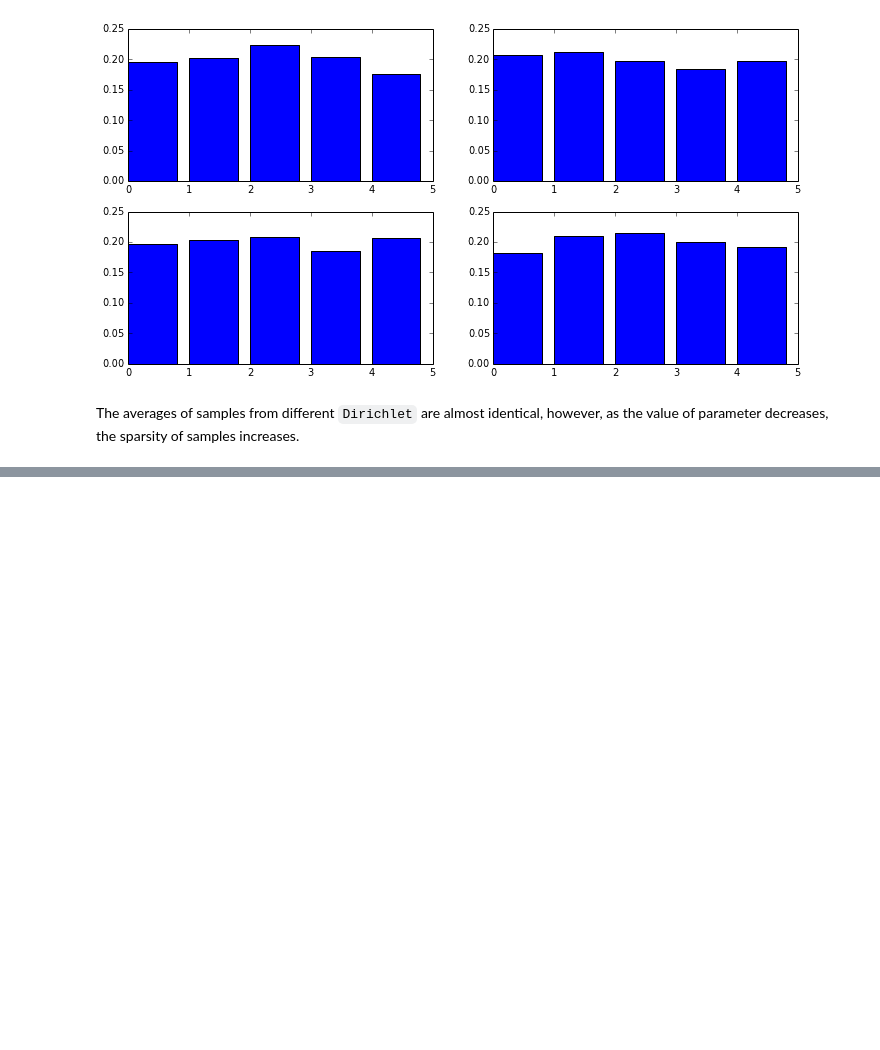
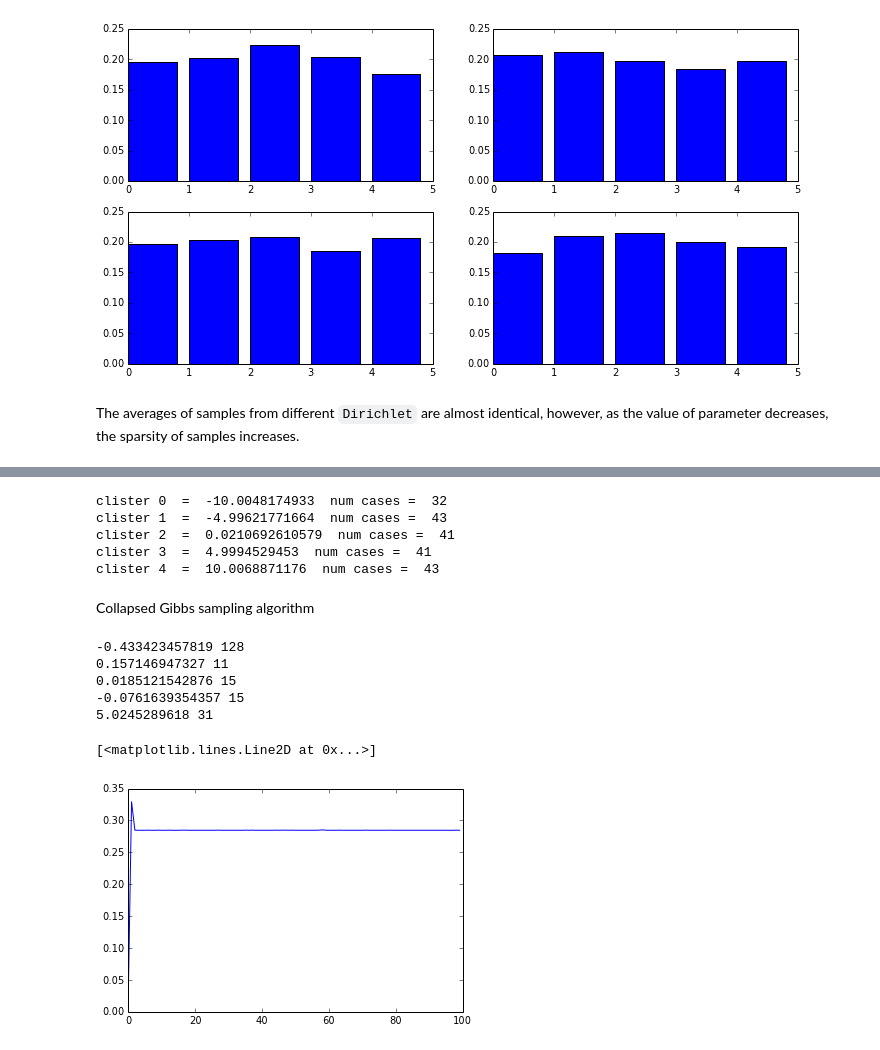
Before and after one commit to dongwookim-ml/topic-model-lecture-note, a Jupyter notebook: lecture0.ipynb, the cells around one changed output, grey strips where cells are left out. Drawn from its saved outputs; the diff is of its cells as text; code cells hidden in the pictures; blank space fills up the shorter version.

```diff
--- a/lecture0.ipynb
+++ b/lecture0.ipynb
@@ -93,0 +116,73 @@ The averages of samples from different `Dirichlet` are almost identical, however
+# %%
+pi = np.array([0.2]*5)
+mu = [-10,-5,0,5,10]
+sigma = 0.1
+
+num_data = 200
+x = np.zeros(num_data)
+z = np.zeros(num_data, dtype=int)
+for i in xrange(num_data):
+    z[i] = np.random.multinomial(1, pi).nonzero()[0][0]
+    x[i] = np.random.normal(mu[z[i]], sigma)
+
+for k in xrange(K):
+    print 'clister', k, ' = ', np.mean(x[z == k]), ' num cases = ', np.sum(z==k)
+# %% [output]
+clister 0  =  -10.0048174933  num cases =  32
+clister 1  =  -4.99621771664  num cases =  43
+clister 2  =  0.0210692610579  num cases =  41
+clister 3  =  4.9994529453  num cases =  41
+clister 4  =  10.0068871176  num cases =  43
+# %% [markdown]
+Collapsed Gibbs sampling algorithm
+# %%
+from scipy.stats import norm
+from sklearn import metrics
+
+num_iter = 100
+
+s_z = np.random.randint(5,size=num_data)
+K = 5
+
+hyper_mu = 0.
+hyper_var = 1.
+known_var = 0.1
+
+alpha = 1
+
+rand_index_score = np.zeros(num_iter)
+
+for it in xrange(num_iter):
+    for i in xrange(num_data):
+        s_z[i] = -1
+
+        prob = np.zeros(K)
+
+        for k in xrange(K):
+            sample_num = np.sum(s_z == k)
+            sample_sum = np.sum(x[s_z == k])
+            posterior_mean = (hyper_mu/hyper_var + sample_sum/known_var)/(1./hyper_var + sample_num/known_var)
+            posterior_variance = 1./(1./hyper_var + sample_num/known_var)
+
+            prob[k] = (sample_num+alpha) * norm.pdf(x[i], posterior_mean, posterior_variance)
+
+        prob /= np.sum(prob)
+        new_k = np.random.multinomial(1, prob).nonzero()[0][0]
+
+        s_z[i] = new_k
+
+    rand_index_score[it] = metrics.adjusted_rand_score(z, s_z)
+# %%
+for k in xrange(K):
+    print np.mean(x[s_z == k]), np.sum(s_z == k)
+# %% [output]
+-0.433423457819 128
+0.157146947327 11
+0.0185121542876 15
+-0.0761639354357 15
+5.0245289618 31
+# %%
+plot(rand_index_score)
+# %% [output]
+[<matplotlib.lines.Line2D at 0x...>]
+[figure, added]
```
Also changed, not shown: parts of 2 cells of this notebook.
